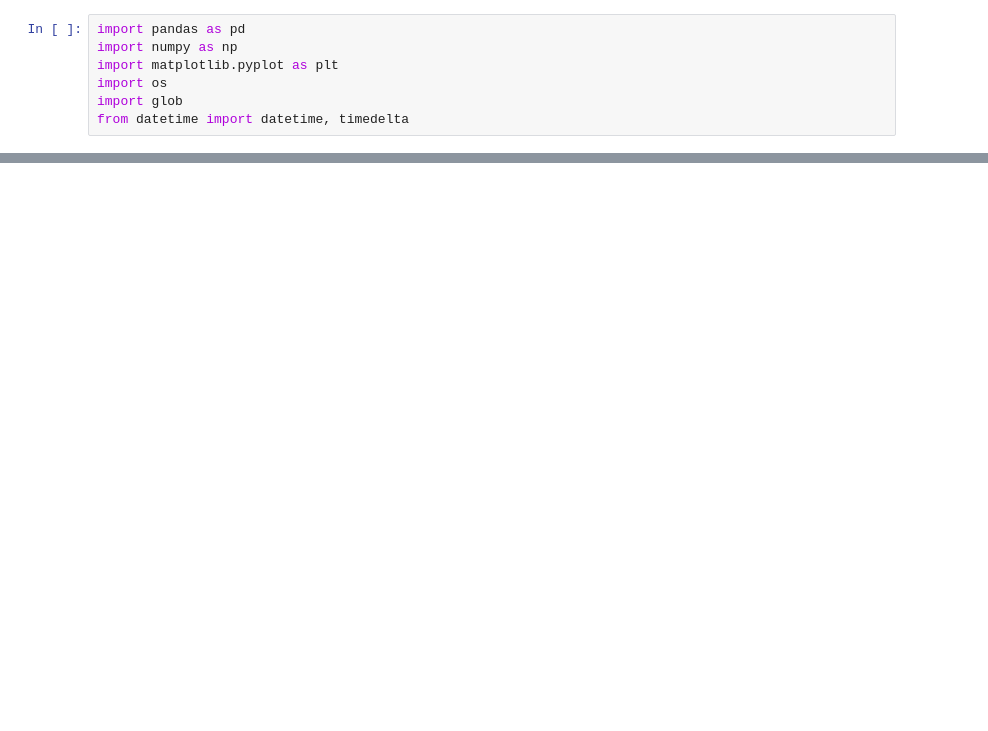
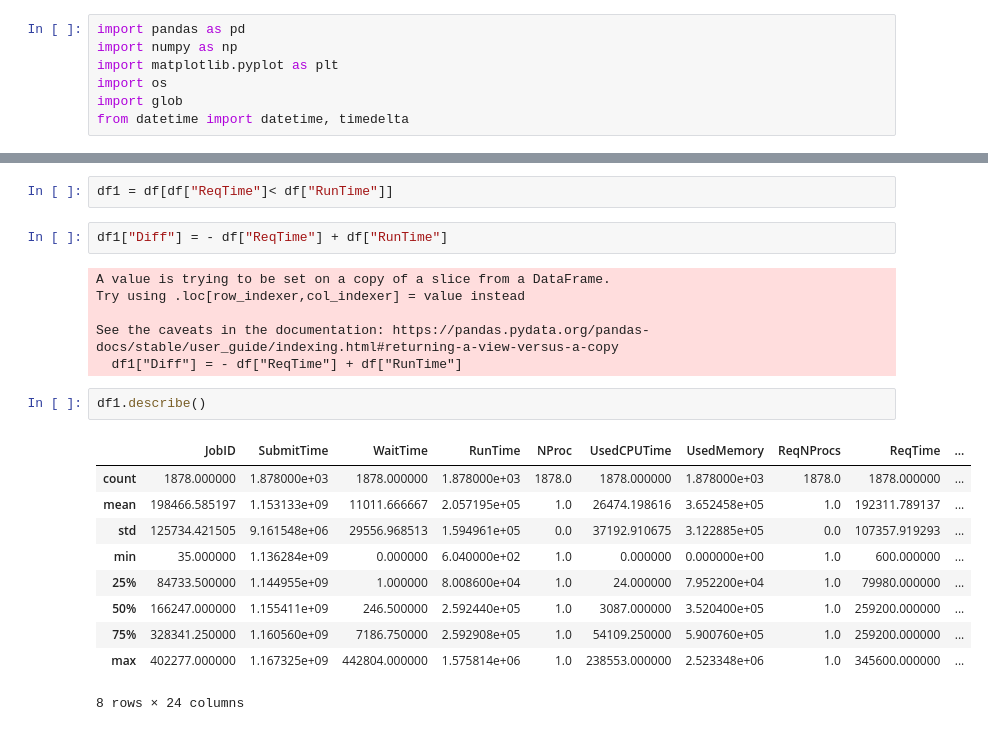
Before and after one commit to alextsaf/Thesis-NTUA, a Jupyter notebook: preprocessing.ipynb, the cells around one changed output, grey strips where cells are left out. Cells and saved outputs as stored; diff of their text form; blank space fills up the shorter version.

```diff
--- a/preprocessing.ipynb
+++ b/preprocessing.ipynb
@@ -80,0 +104,23 @@ df.corr()
+# %%
+df1 = df[df["ReqTime"]< df["RunTime"]]
+# %%
+df1["Diff"] = - df["ReqTime"] + df["RunTime"]
+# %% [output]
+A value is trying to be set on a copy of a slice from a DataFrame.
+Try using .loc[row_indexer,col_indexer] = value instead
+
+See the caveats in the documentation: https://pandas.pydata.org/pandas-docs/stable/user_guide/indexing.html#returning-a-view-versus-a-copy
+  df1["Diff"] = - df["ReqTime"] + df["RunTime"]
+# %%
+df1.describe()
+# %% [output]
+|  | JobID | SubmitTime | WaitTime | RunTime | NProc | UsedCPUTime | UsedMemory | ReqNProcs | ReqTime | ... |
+| count | 1878.000000 | 1.878000e+03 | 1878.000000 | 1.878000e+03 | 1878.0 | 1878.000000 | 1.878000e+03 | 1878.0 | 1878.000000 | ... |
+| mean | 198466.585197 | 1.153133e+09 | 11011.666667 | 2.057195e+05 | 1.0 | 26474.198616 | 3.652458e+05 | 1.0 | 192311.789137 | ... |
+| std | 125734.421505 | 9.161548e+06 | 29556.968513 | 1.594961e+05 | 0.0 | 37192.910675 | 3.122885e+05 | 0.0 | 107357.919293 | ... |
+| min | 35.000000 | 1.136284e+09 | 0.000000 | 6.040000e+02 | 1.0 | 0.000000 | 0.000000e+00 | 1.0 | 600.000000 | ... |
+| 25% | 84733.500000 | 1.144955e+09 | 1.000000 | 8.008600e+04 | 1.0 | 24.000000 | 7.952200e+04 | 1.0 | 79980.000000 | ... |
+| 50% | 166247.000000 | 1.155411e+09 | 246.500000 | 2.592440e+05 | 1.0 | 3087.000000 | 3.520400e+05 | 1.0 | 259200.000000 | ... |
+| 75% | 328341.250000 | 1.160560e+09 | 7186.750000 | 2.592908e+05 | 1.0 | 54109.250000 | 5.900760e+05 | 1.0 | 259200.000000 | ... |
+| max | 402277.000000 | 1.167325e+09 | 442804.000000 | 1.575814e+06 | 1.0 | 238553.000000 | 2.523348e+06 | 1.0 | 345600.000000 | ... |
+8 rows × 24 columns
```
Also changed, not shown: parts of 7 cells of this notebook, 2 other files.
